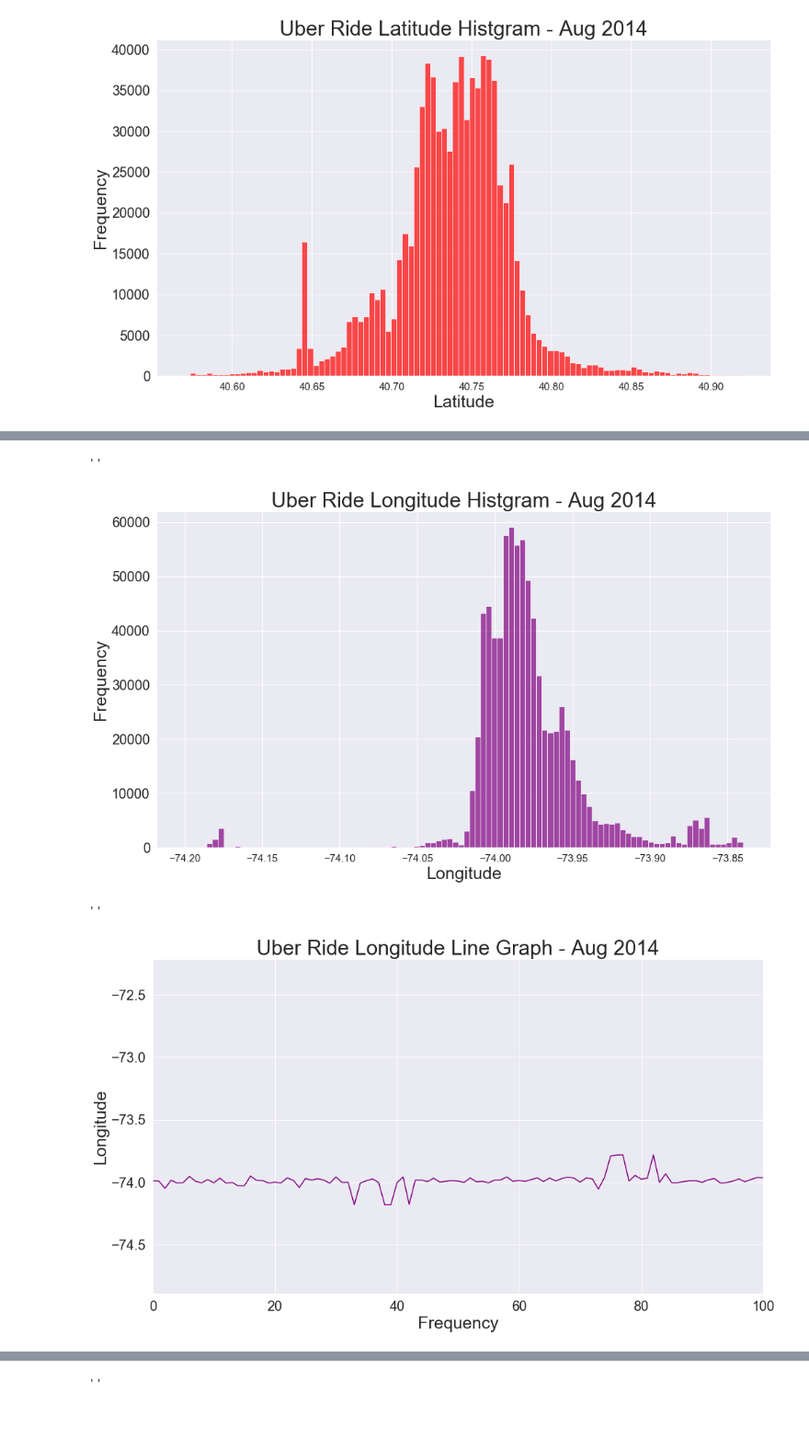
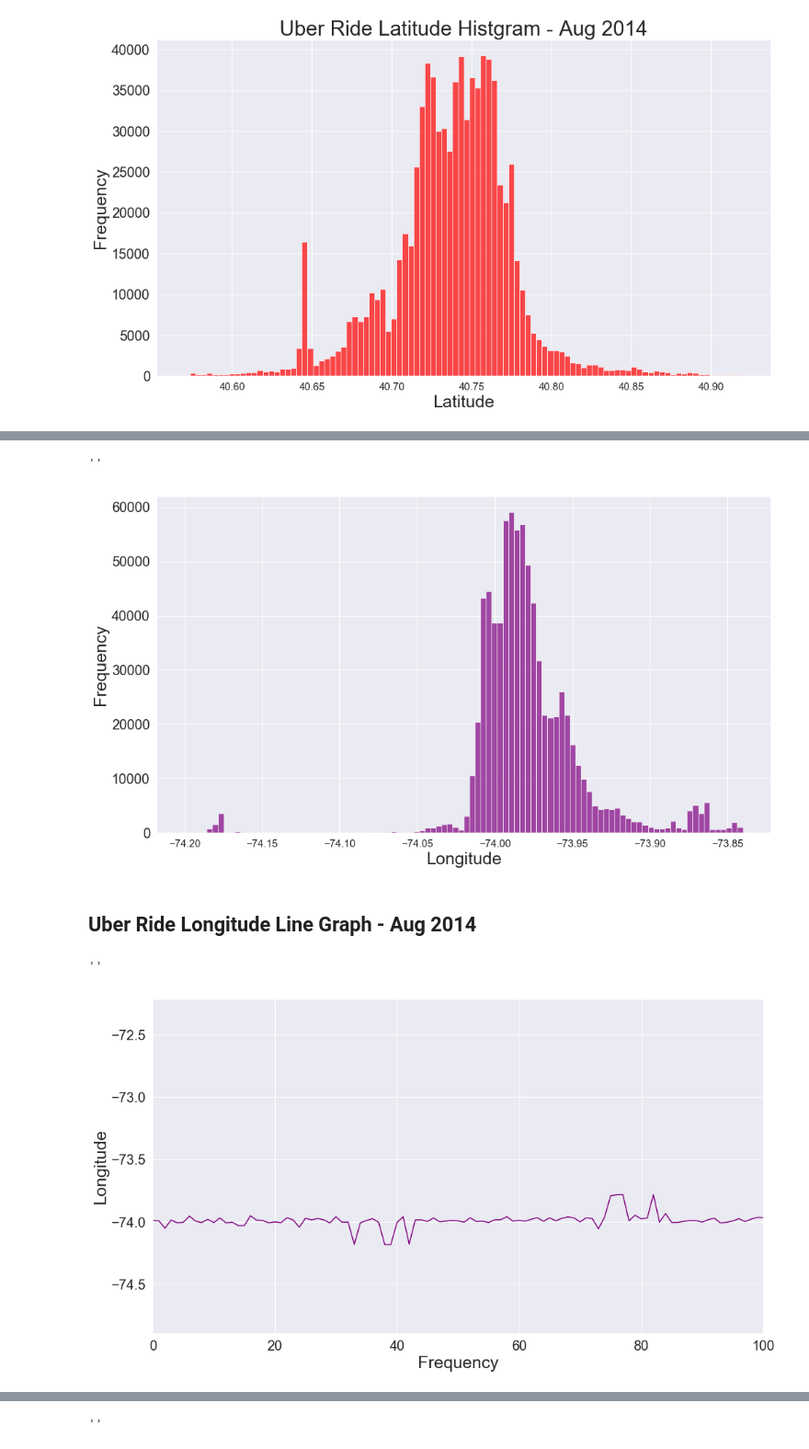
Before and after one commit to ArnoDYD/me, a Jupyter notebook: OpenDataProject/Uber Data Project.ipynb, the cells around one changed output, grey strips where cells are left out. Shown: that part at 92% size. Cells and saved outputs as stored; diff of their text form; code cells hidden in the pictures; blank space fills up the shorter version.

```diff
--- a/OpenDataProject/Uber Data Project.ipynb
+++ b/OpenDataProject/Uber Data Project.ipynb
@@ -244,20 +251,20 @@ xlabel('Longitude', size = 25)
 ylabel('Frequency', size = 25)
 xticks(size = 15)
 yticks(size = 20)
-title('Uber Ride Longitude Histgram - Aug 2014', size = 30)
 ;
 # %% [output]
 ''
-[figure, old version]
+[figure, new version]
+# %% [markdown]
+## Uber Ride Longitude Line Graph - Aug 2014
 # %%
 plot(data['Lon'], Color = "Purple")
 xlim(0,100)
 xlabel('Frequency', size = 25)
 ylabel('Longitude', size = 25)
 xticks(size = 20)
 yticks(size = 20)
-title('Uber Ride Longitude Line Graph - Aug 2014', size = 30)
 ;
 # %% [output]
 ''
-[figure, old version]
+[figure, new version]
```
Also changed, not shown: parts of 19 cells of this notebook.
